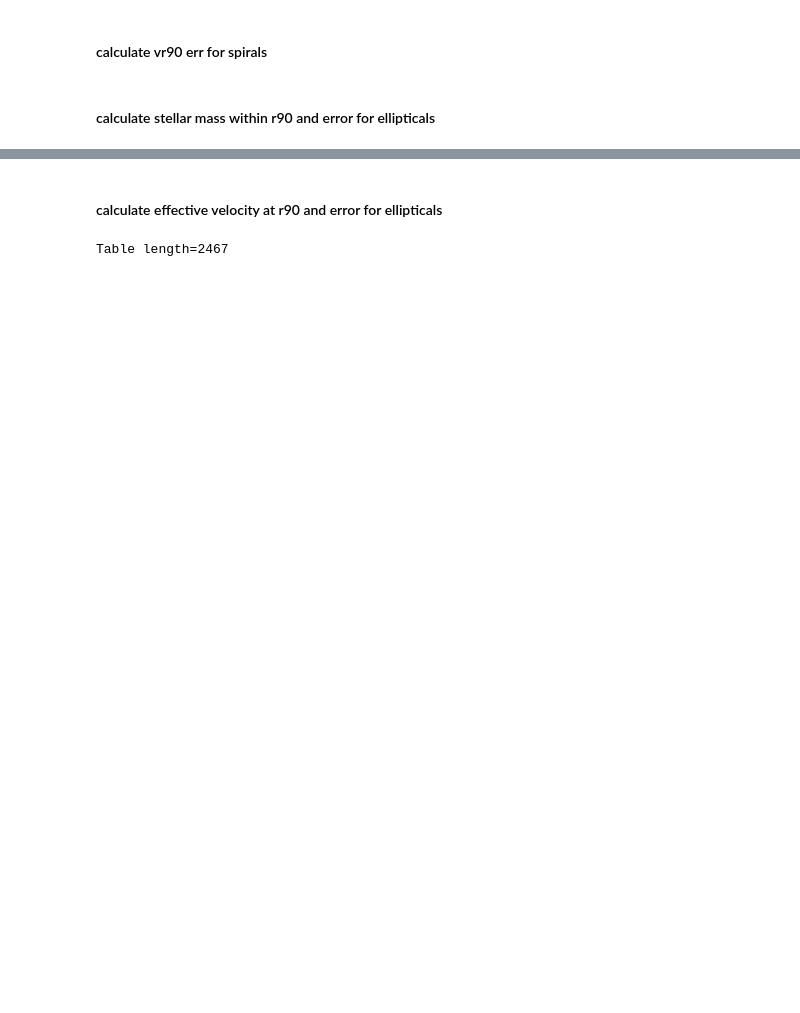
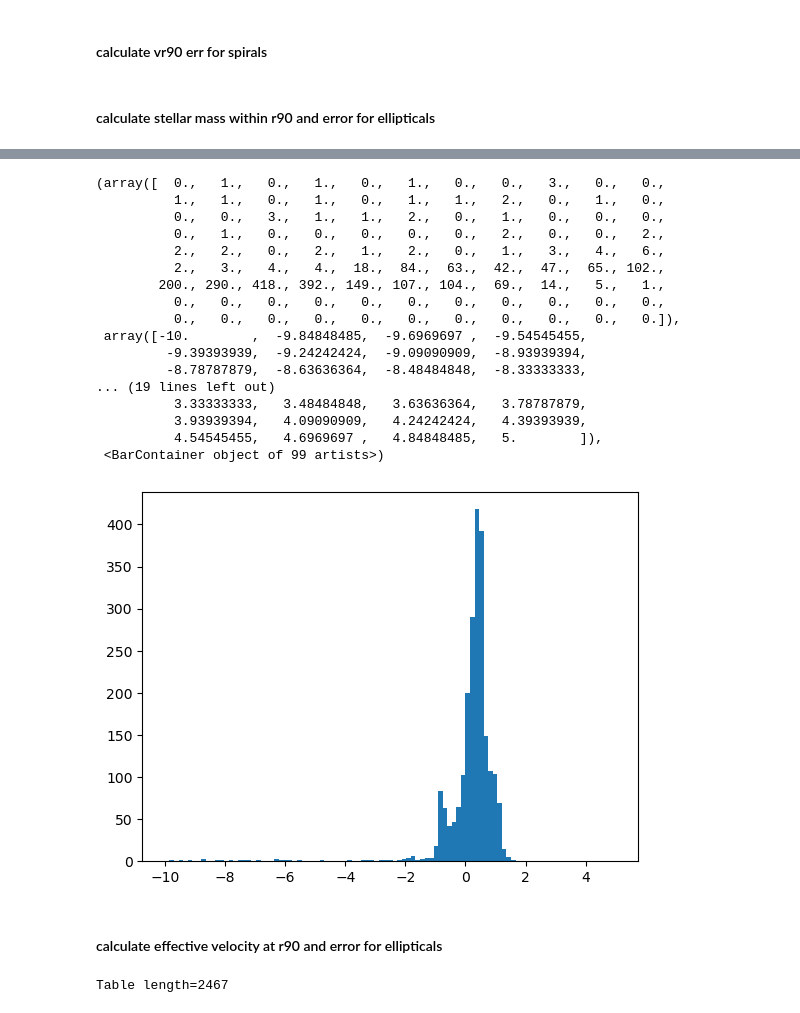
Before and after one commit to kadglass/RotationCurves, a Jupyter notebook: notebooks/ellipticals_master_table_units.ipynb, the cells around one changed output, grey strips where cells are left out. Saved outputs shown, nothing was run; the diff lists cells and outputs as text; code cells hidden in the pictures; blank space fills up the shorter version.

Commit message:
updated master table

```diff
--- a/notebooks/ellipticals_master_table_units.ipynb
+++ b/notebooks/ellipticals_master_table_units.ipynb
@@ -13,7 +13,7 @@ from dark_matter_mass_v1 import rot_fit_BB_err
 # %% [markdown]
 #### load tables
 # %%
-master_table_fn = '/Users/nityaravi/Documents/Research/RotationCurves/data/manga/output_files/DR17/CURRENT_MASTER_TABLE/Elliptical_sphdisk_refitspirals_BPT_v6.fits'
+master_table_fn = '/Users/nityaravi/Documents/Research/RotationCurves/data/manga/output_files/DR17/CURRENT_MASTER_TABLE/Elliptical_sphdisk_refitspirals_BPT_v9.fits'
 
 master_table = Table.read(master_table_fn)
 master_table[:5]
@@ -123,8 +139,8 @@ for i in range(len(master_table)):
                   'sphd_rho_c_err' : np.log10(master_table['rho_bulge_err'][i]),
                   'sphd_R_scale' : master_table['R_bulge'][i],
                   'sphd_R_scale_err' : master_table['R_bulge_err'][i],
-                  'sphd_Sigma_d' : np.log10(master_table['Sigma_disk'][i]),
-                  'sphd_Sigma_d_err' : np.log10(master_table['Sigma_disk_err'][i]),
+                  'sphd_Sigma_d' : np.log10(master_table['Sigma_disk'][i]*10**6),
+                  'sphd_Sigma_d_err' : np.log10(master_table['Sigma_disk_err'][i]*10**6),
                   'sphd_R_d' : master_table['R_disk'][i],
                   'sphd_R_d_err': master_table['R_disk_err'][i]
 
@@ -191,8 +220,46 @@ master_table.remove_columns(['e_Mstar_R90'])
 # %%
+master_table['sphd_M_star'] = np.ones(len(master_table))*-999
+master_table['sphd_M_star_err'] = np.ones(len(master_table))*-999
+
 for i in range(len(master_table)):
     if master_table['elliptical_mask'][i]==1:
+
+        params = {'sphd_rho_c' : master_table['sphd_rho_c'][i],
+                  'sphd_R_scale' : master_table['sphd_R_scale'][i],
+                  'sphd_Sigma_d' : master_table['sphd_Sigma_d'][i],
+                  'sphd_R_d' : master_table['sphd_R_d'][i],
+                  'sphd_rho_c_err' : master_table['sphd_rho_c_err'][i],
+                  'sphd_R_scale_err' : master_table['sphd_R_scale_err'][i],
+                  'sphd_Sigma_d_err' : master_table['sphd_Sigma_d_err'][i],
+                  'sphd_R_d_err' : master_table['sphd_R_d_err'][i]}
+
+        master_table['sphd_M_star'][i], master_table['sphd_M_star_err'][i] = np.log10(calc_tot_stellar_mass(params, 'sphere_disk'))
+
+
         master_table['sphd_M_star_h'][i] = master_table['sphd_M_star'][i] + np.log10(0.73)
         master_table['sphd_M_star_err_h'][i] = master_table['sphd_M_star_err'][i] + np.log10(0.73)
+# %%
+plt.hist(master_table[master_table['elliptical_mask'] == 1]['e_M_star_R90'] - master_table[master_table['elliptical_mask'] == 1]['e_M_star_R90_err'],
+        bins=np.linspace(-10,5,100))
+# %% [output]
+(array([  0.,   1.,   0.,   1.,   0.,   1.,   0.,   0.,   3.,   0.,   0.,
+          1.,   1.,   0.,   1.,   0.,   1.,   1.,   2.,   0.,   1.,   0.,
+          0.,   0.,   3.,   1.,   1.,   2.,   0.,   1.,   0.,   0.,   0.,
+          0.,   1.,   0.,   0.,   0.,   0.,   0.,   2.,   0.,   0.,   2.,
+          2.,   2.,   0.,   2.,   1.,   2.,   0.,   1.,   3.,   4.,   6.,
+          2.,   3.,   4.,   4.,  18.,  84.,  63.,  42.,  47.,  65., 102.,
+        200., 290., 418., 392., 149., 107., 104.,  69.,  14.,   5.,   1.,
+          0.,   0.,   0.,   0.,   0.,   0.,   0.,   0.,   0.,   0.,   0.,
+          0.,   0.,   0.,   0.,   0.,   0.,   0.,   0.,   0.,   0.,   0.]),
+ array([-10.        ,  -9.84848485,  -9.6969697 ,  -9.54545455,
+         -9.39393939,  -9.24242424,  -9.09090909,  -8.93939394,
+         -8.78787879,  -8.63636364,  -8.48484848,  -8.33333333,
+... (19 lines left out)
+          3.33333333,   3.48484848,   3.63636364,   3.78787879,
+          3.93939394,   4.09090909,   4.24242424,   4.39393939,
+          4.54545455,   4.6969697 ,   4.84848485,   5.        ]),
+ <BarContainer object of 99 artists>)
+[figure, added]
 # %% [markdown]
 #### calculate effective velocity at r90 and error for ellipticals
 # %%
```
Also changed, not shown: parts of 14 cells of this notebook.
